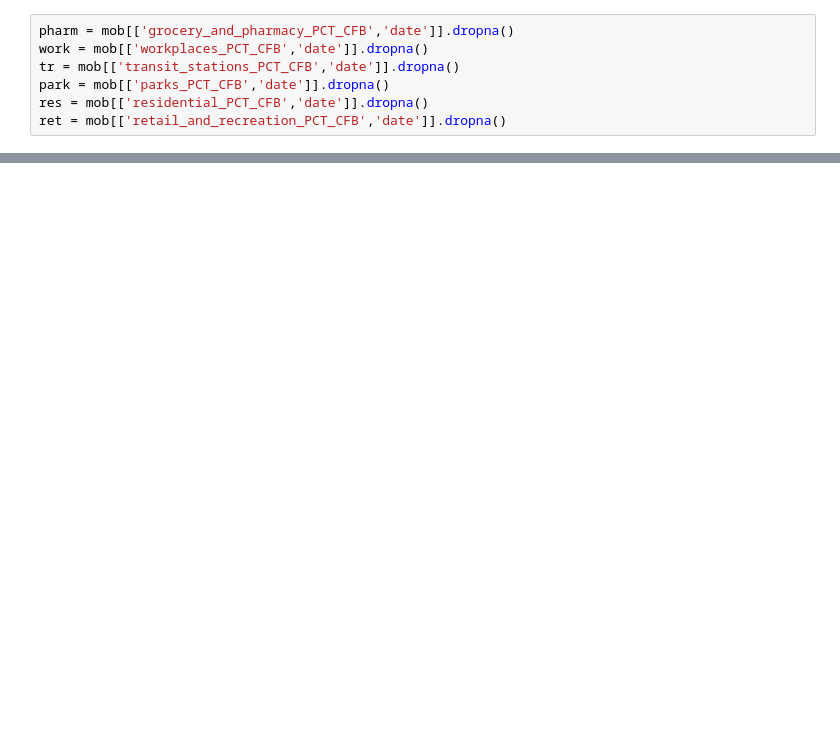
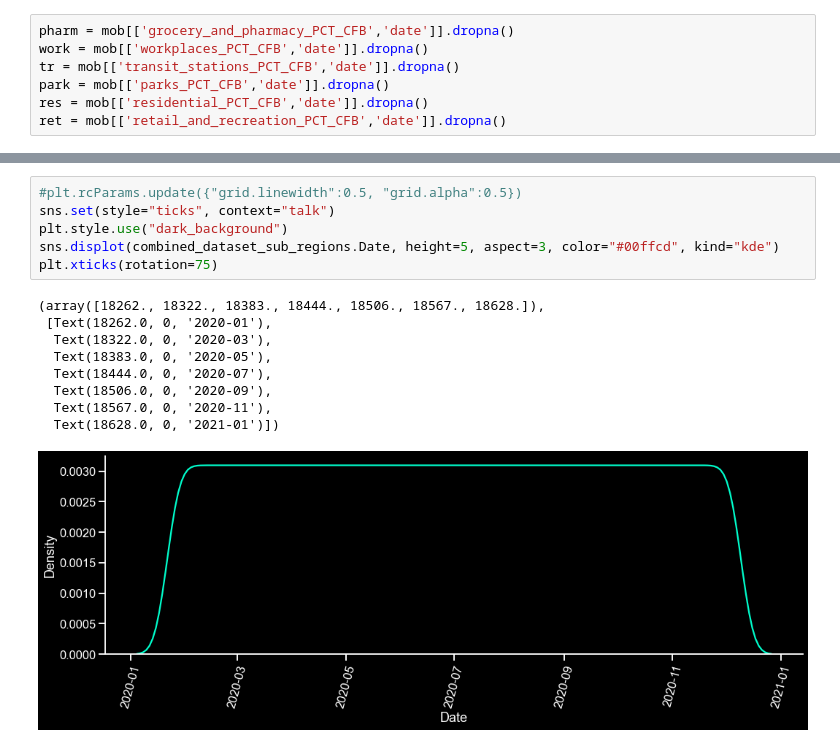
Before and after one commit to pballent/hia-covid, a Jupyter notebook: hia_covid_python_data_preprocess/Google_Mobility_Join_Counties_and_COVID.ipynb, the cells around one changed output, grey strips where cells are left out. Saved outputs shown, nothing was run; the diff lists cells and outputs as text; blank space fills up the shorter version.

```diff
--- a/hia_covid_python_data_preprocess/Google_Mobility_Join_Counties_and_COVID.ipynb
+++ b/hia_covid_python_data_preprocess/Google_Mobility_Join_Counties_and_COVID.ipynb
@@ -644,0 +541,16 @@ for i in list_frames:
+# %%
+#plt.rcParams.update({"grid.linewidth":0.5, "grid.alpha":0.5})
+sns.set(style="ticks", context="talk")
+plt.style.use("dark_background")
+sns.displot(combined_dataset_sub_regions.Date, height=5, aspect=3, color="#00ffcd", kind="kde")
+plt.xticks(rotation=75)
+# %% [output]
+(array([18262., 18322., 18383., 18444., 18506., 18567., 18628.]),
+ [Text(18262.0, 0, '2020-01'),
+  Text(18322.0, 0, '2020-03'),
+  Text(18383.0, 0, '2020-05'),
+  Text(18444.0, 0, '2020-07'),
+  Text(18506.0, 0, '2020-09'),
+  Text(18567.0, 0, '2020-11'),
+  Text(18628.0, 0, '2021-01')])
+[figure, added]
```
Also changed, not shown: parts of 25 cells of this notebook, 4 other files.
